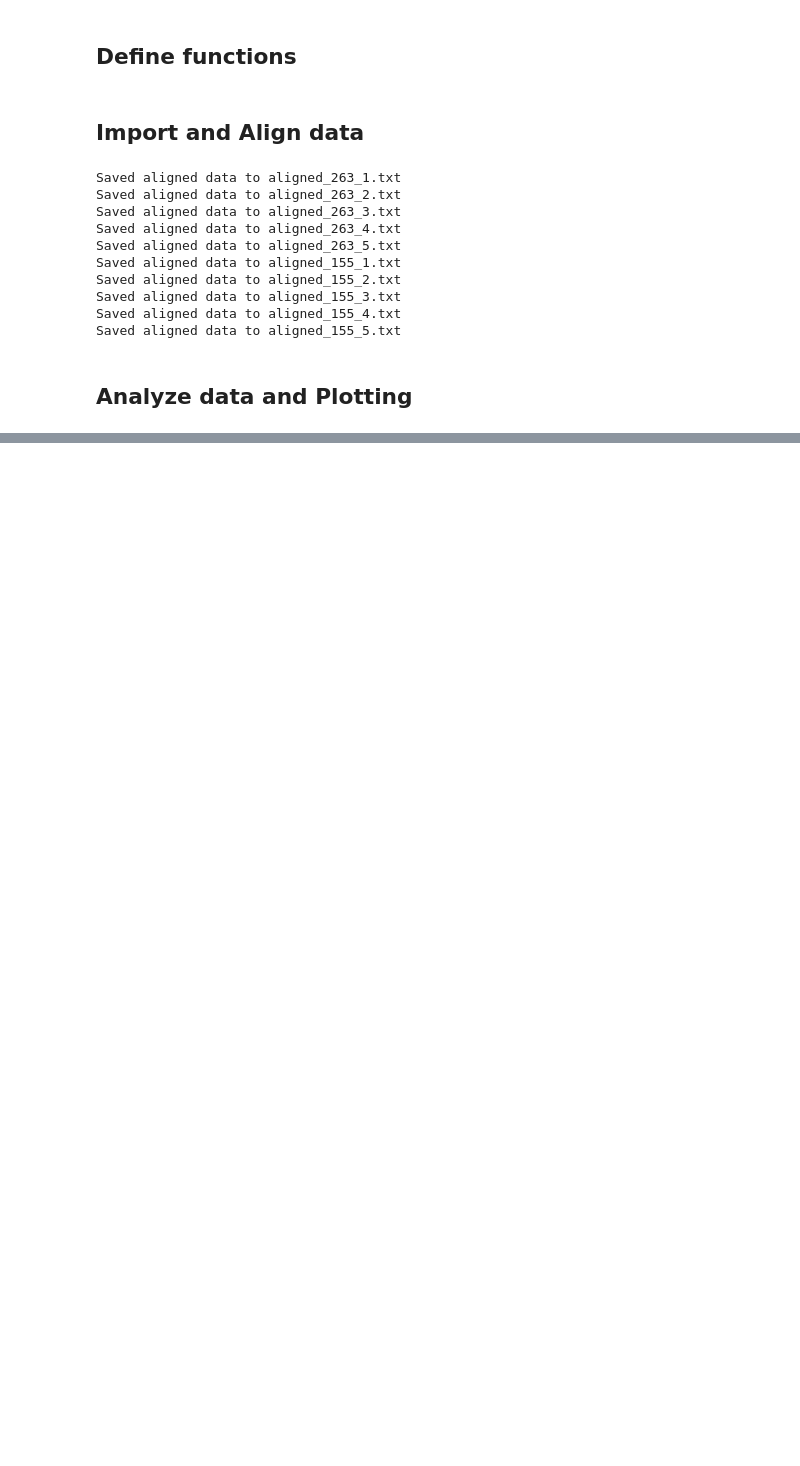
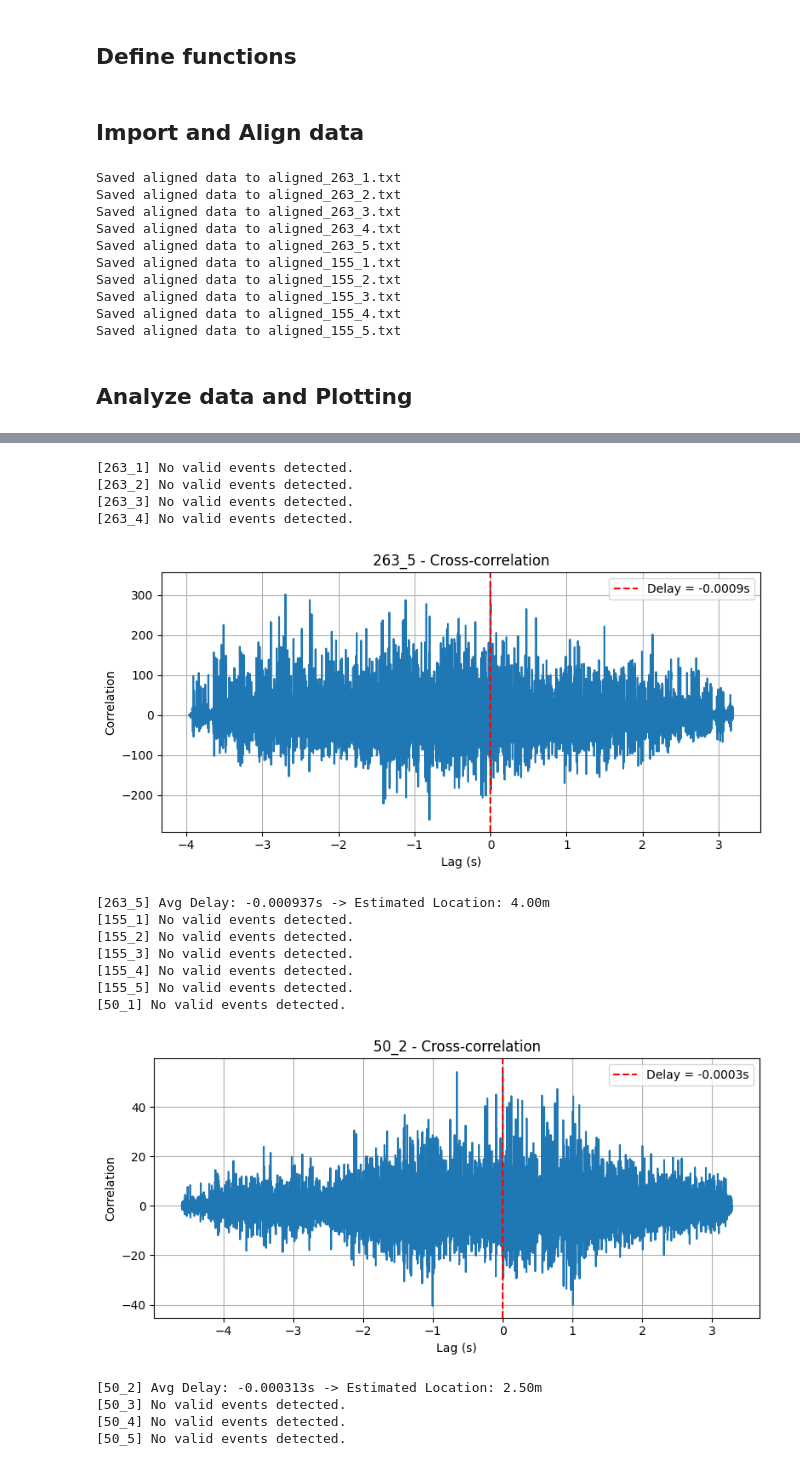
Before and after one commit to Chien-Ju/leak-detection-project, a Jupyter notebook: dataProcessing.ipynb, the cells around one changed output, grey strips where cells are left out. Drawn from its saved outputs; the diff is of its cells as text; code cells hidden in the pictures; blank space fills up the shorter version.

```diff
--- a/dataProcessing.ipynb
+++ b/dataProcessing.ipynb
@@ -237,5 +251,8 @@ Saved aligned data to aligned_155_5.txt
 # %% [markdown]
 ## Analyze data and Plotting
 # %%
-file_prefixes = ['263', '155', '50', 'static']
+file_prefixes = ['263', '155', '50']
+static_prefixes = ['static']
+
 data_dict = load_all_aligned_data_to_dict(file_prefixes)
+static_dict = load_all_aligned_data_to_dict(static_prefixes)
@@ -263,0 +259,20 @@ csd_results = analyze_tdoa_location(data_dict)
+# %%
+results = analyze_with_sliding_window(data_dict, static_dict)
+# %% [output]
+[263_1] No valid events detected.
+[263_2] No valid events detected.
+[263_3] No valid events detected.
+[263_4] No valid events detected.
+[figure, added]
+[263_5] Avg Delay: -0.000937s -> Estimated Location: 4.00m
+[155_1] No valid events detected.
+[155_2] No valid events detected.
+[155_3] No valid events detected.
+[155_4] No valid events detected.
+[155_5] No valid events detected.
+[50_1] No valid events detected.
+[figure, added]
+[50_2] Avg Delay: -0.000313s -> Estimated Location: 2.50m
+[50_3] No valid events detected.
+[50_4] No valid events detected.
+[50_5] No valid events detected.
```
Also changed, not shown: parts of 2 cells of this notebook.
